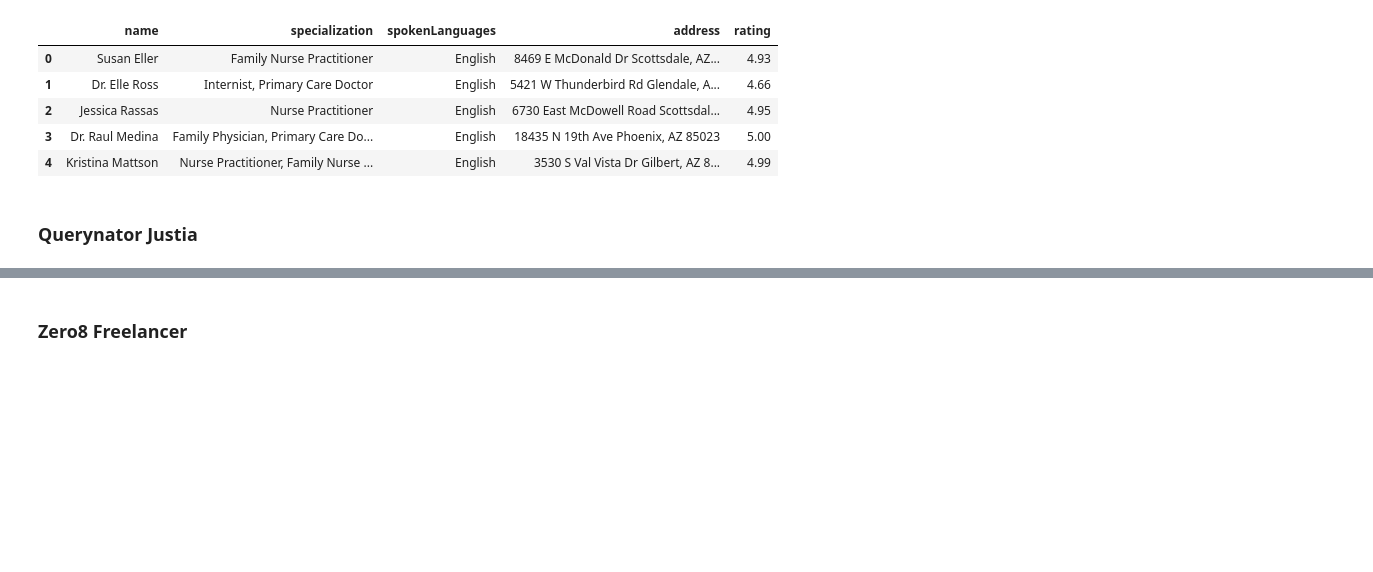
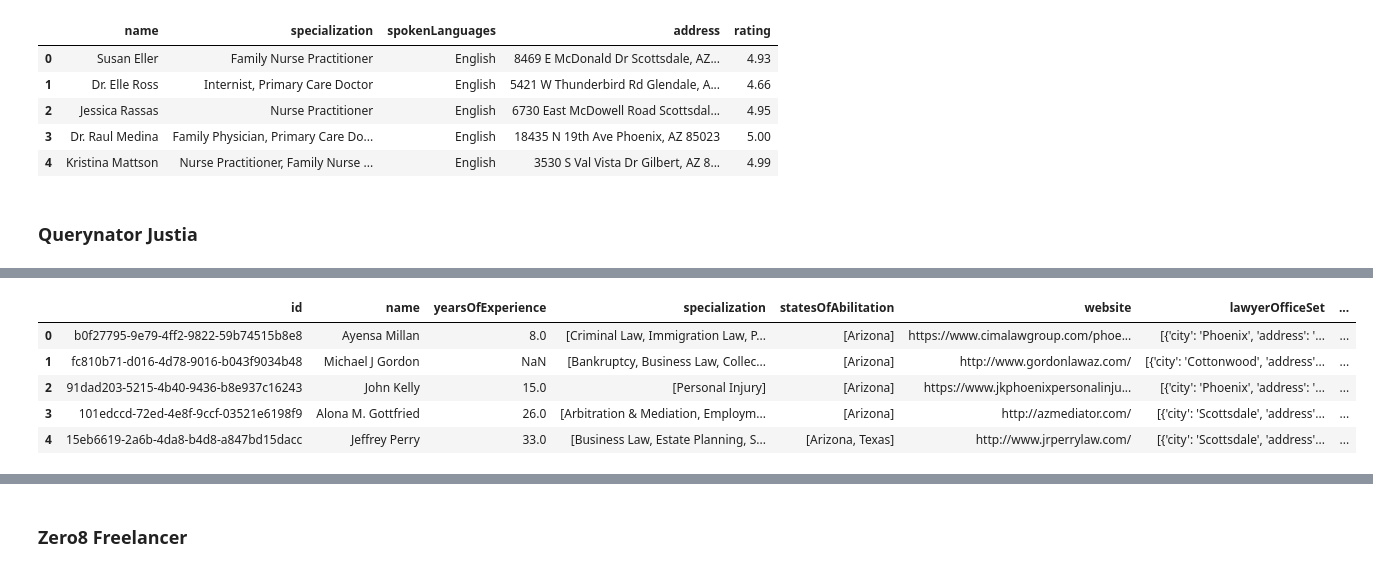
Before and after one commit to samuel-esp/IngDati-Progetto, a Jupyter notebook: SchemaAlignmentProfessionisti.ipynb, the cells around one changed output, grey strips where cells are left out. Cells and saved outputs as stored; diff of their text form; code cells hidden in the pictures; blank space fills up the shorter version.

```diff
--- a/SchemaAlignmentProfessionisti.ipynb
+++ b/SchemaAlignmentProfessionisti.ipynb
@@ -96,6 +96,22 @@ avvocati.head(50)
 | 47 | 0974193c-3f62-4ee6-abae-5358159405fb | John Trebon | 44.0 | [Civil Rights, Criminal Law, Nati... | [Arizona, Washington] | https://www.localflagstaffattorne... | [{'city': 'Flagstaff', 'address':... |
 | 48 | 2d7b3a56-aa78-418f-9610-763c494bf675 | Melanie Beauchamp | NaN | [Criminal Law, DUI & DWI, Product... | [Arizona] | https://www.oraclelawgroup.com/ | [] |
 | 49 | 36cbe4d2-a227-496e-8e77-97556cb3b788 | Dustin Allan Christner | NaN | [Asbestos & Mesothelioma, Busines... | [Arizona] | http://www.bowmanandbrooke.com/ | [{'city': 'Phoenix', 'address': '... |
+# %%
+avvocati = pd.DataFrame(avvocati)
+address = ""
+avvocati['address'] = address
+avvocati.head()
+col = avvocati['lawyerOfficeSet'].tolist()
+cities = [e[0].get("address") if len(e) != 0 else {} for e in col]
+avvocati['address'] = cities
+avvocati.head()
+# %% [output]
+|  | id | name | yearsOfExperience | specialization | statesOfAbilitation | website | lawyerOfficeSet | ... |
+| 0 | b0f27795-9e79-4ff2-9822-59b74515b8e8 | Ayensa Millan | 8.0 | [Criminal Law, Immigration Law, P... | [Arizona] | https://www.cimalawgroup.com/phoe... | [{'city': 'Phoenix', 'address': '... | ... |
+| 1 | fc810b71-d016-4d78-9016-b043f9034b48 | Michael J Gordon | NaN | [Bankruptcy, Business Law, Collec... | [Arizona] | http://www.gordonlawaz.com/ | [{'city': 'Cottonwood', 'address'... | ... |
+| 2 | 91dad203-5215-4b40-9436-b8e937c16243 | John Kelly | 15.0 | [Personal Injury] | [Arizona] | https://www.jkphoenixpersonalinju... | [{'city': 'Phoenix', 'address': '... | ... |
+| 3 | 101edccd-72ed-4e8f-9ccf-03521e6198f9 | Alona M. Gottfried | 26.0 | [Arbitration & Mediation, Employm... | [Arizona] | http://azmediator.com/ | [{'city': 'Scottsdale', 'address'... | ... |
+| 4 | 15eb6619-2a6b-4da8-b4d8-a847bd15dacc | Jeffrey Perry | 33.0 | [Business Law, Estate Planning, S... | [Arizona, Texas] | http://www.jrperrylaw.com/ | [{'city': 'Scottsdale', 'address'... | ... |
 # %%
 toDrop = ["statesOfAbilitation", "id", "lawyerOfficeSet"]
 avvocati = avvocati.drop(toDrop, axis=1)
```
Also changed, not shown: parts of 8 cells of this notebook, 2 other files.
